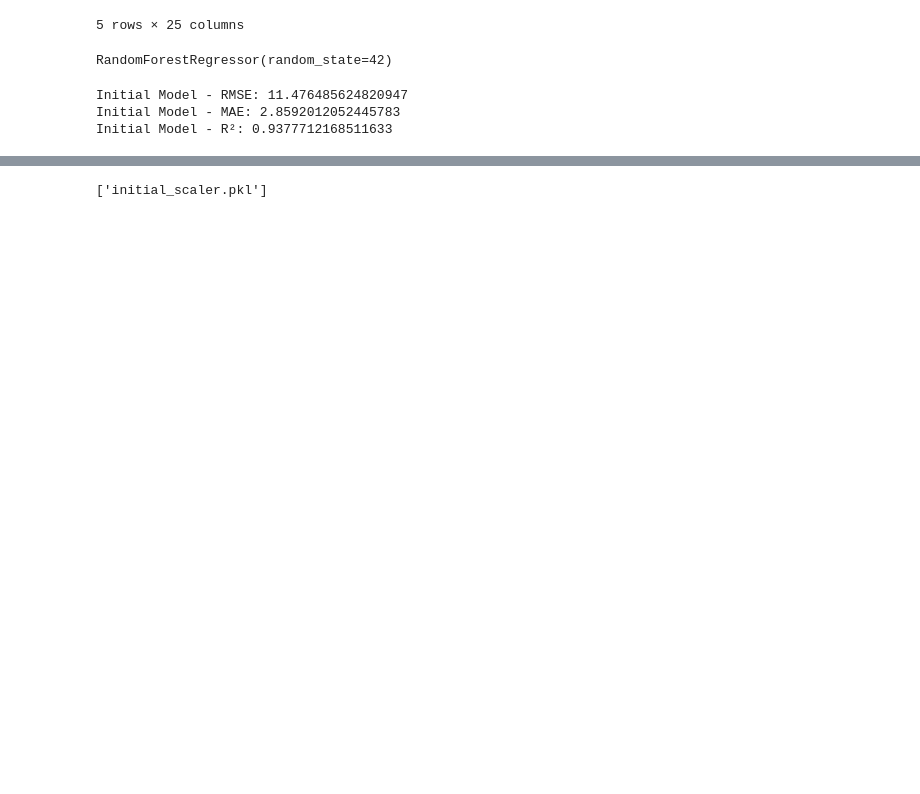
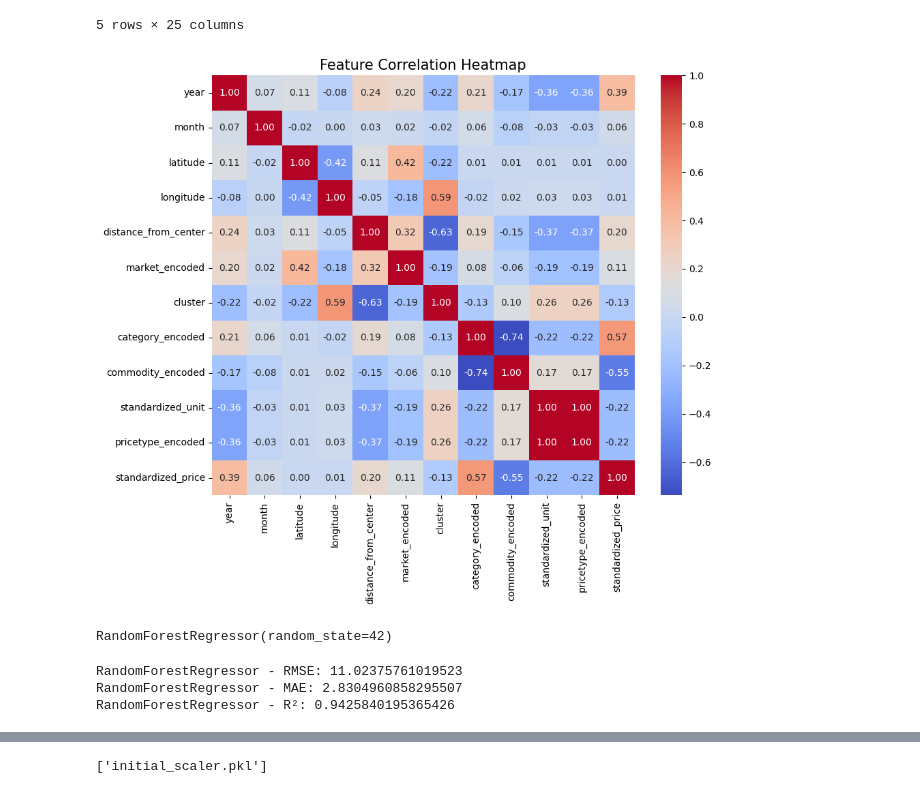
Before and after one commit to myself-aas/Comparative-Analysis-of-Regression-Models-for-Commodity-Price-Prediction, a Jupyter notebook: commodity_price_prediction.ipynb, the cells around one changed output, grey strips where cells are left out. Saved outputs shown, nothing was run; the diff lists cells and outputs as text; code cells hidden in the pictures; blank space fills up the shorter version.

Commit message:
models updated

```diff
--- a/commodity_price_prediction.ipynb
+++ b/commodity_price_prediction.ipynb
@@ -307,10 +316,21 @@ dataset.head()
 5 rows × 25 columns
 # %%
 target = 'standardized_price'
-features = ['year', 'month', 'day', 'latitude', 'longitude', 'distance_from_center', 'market_encoded', 'cluster', 'category_encoded', 'commodity_encoded','standardized_unit', 'pricetype_encoded']
+features = ['year', 'month', 'latitude', 'longitude', 'distance_from_center', 'market_encoded', 'cluster', 'category_encoded', 'commodity_encoded','standardized_unit', 'pricetype_encoded']
 # %%
 X = dataset[features]
 y = dataset[target]
+# %%
+# Calculate correlations
+correlation_matrix = dataset[features + [target]].corr()
+
+# Plot heatmap
+plt.figure(figsize=(10, 8))
+sns.heatmap(correlation_matrix, annot=True, fmt='.2f', cmap='coolwarm', cbar=True)
+plt.title('Feature Correlation Heatmap', fontsize=15)
+plt.show()
+# %% [output]
+[figure, added]
 # %%
 from sklearn.model_selection import train_test_split
 from sklearn.preprocessing import StandardScaler, LabelEncoder, MinMaxScaler
@@ -335,18 +355,18 @@ model.fit(X_train, y_train)
 RandomForestRegressor(random_state=42)
 # %%
 # Predict on the test set
-y_pred = model.predict(X_test)
+y_pred = rfr.predict(X_test)
 
 # Calculate metrics
-rmse = np.sqrt(mean_squared_error(y_test, y_pred))
-mae = mean_absolute_error(y_test, y_pred)
-r2 = r2_score(y_test, y_pred)
+rmse_rfr = np.sqrt(mean_squared_error(y_test, y_pred))
+mae_rfr = mean_absolute_error(y_test, y_pred)
+r2_rfr = r2_score(y_test, y_pred)
 
 # Display metrics
-print(f"Initial Model - RMSE: {rmse}")
-print(f"Initial Model - MAE: {mae}")
-print(f"Initial Model - R²: {r2}")
+print(f"RandomForestRegressor - RMSE: {rmse_rfr}")
+print(f"RandomForestRegressor - MAE: {mae_rfr}")
+print(f"RandomForestRegressor - R²: {r2_rfr}")
 # %% [output]
-Initial Model - RMSE: 11.476485624820947
-Initial Model - MAE: 2.8592012052445783
-Initial Model - R²: 0.9377712168511633
+RandomForestRegressor - RMSE: 11.02375761019523
+RandomForestRegressor - MAE: 2.8304960858295507
+RandomForestRegressor - R²: 0.9425840195365426
```
Also changed, not shown: parts of 51 cells of this notebook, 14 other files.
